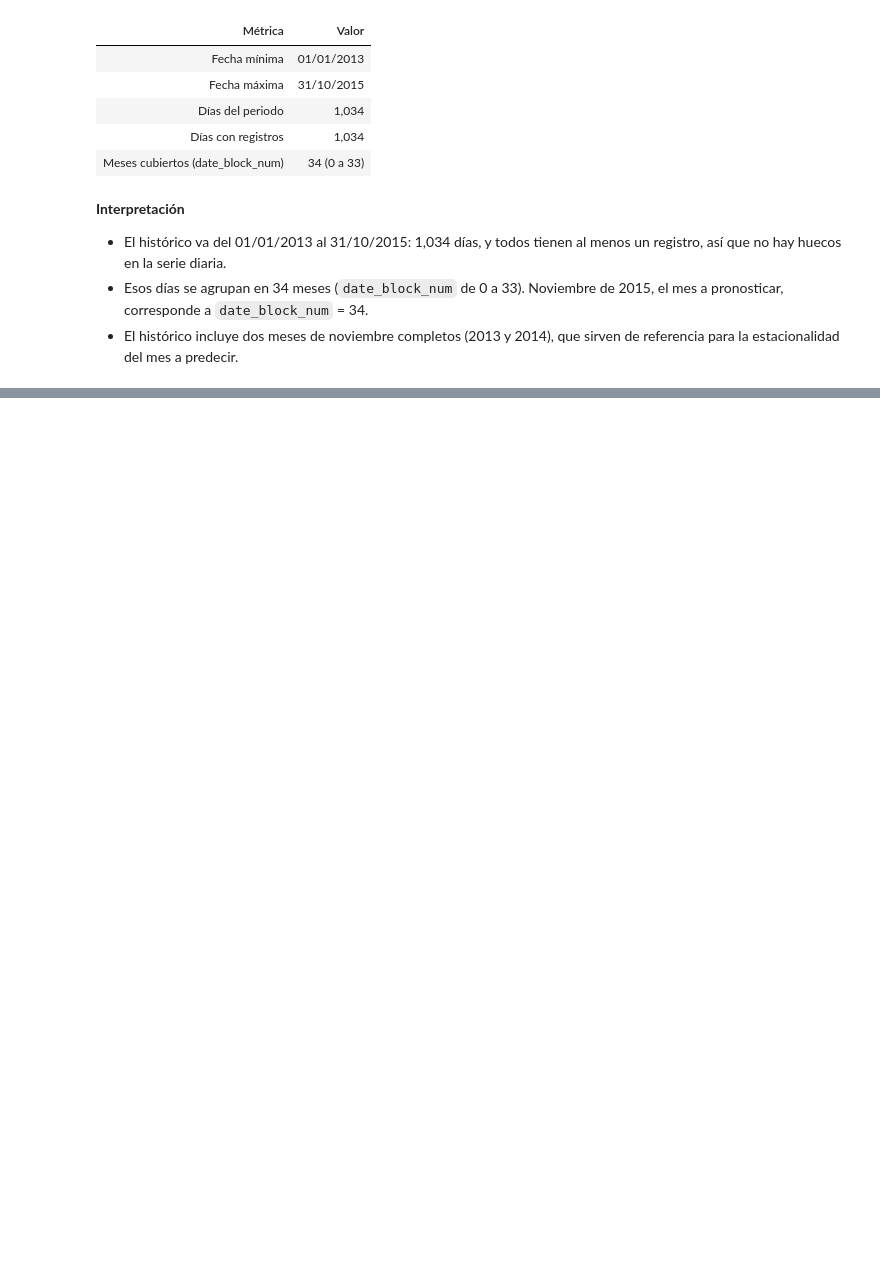
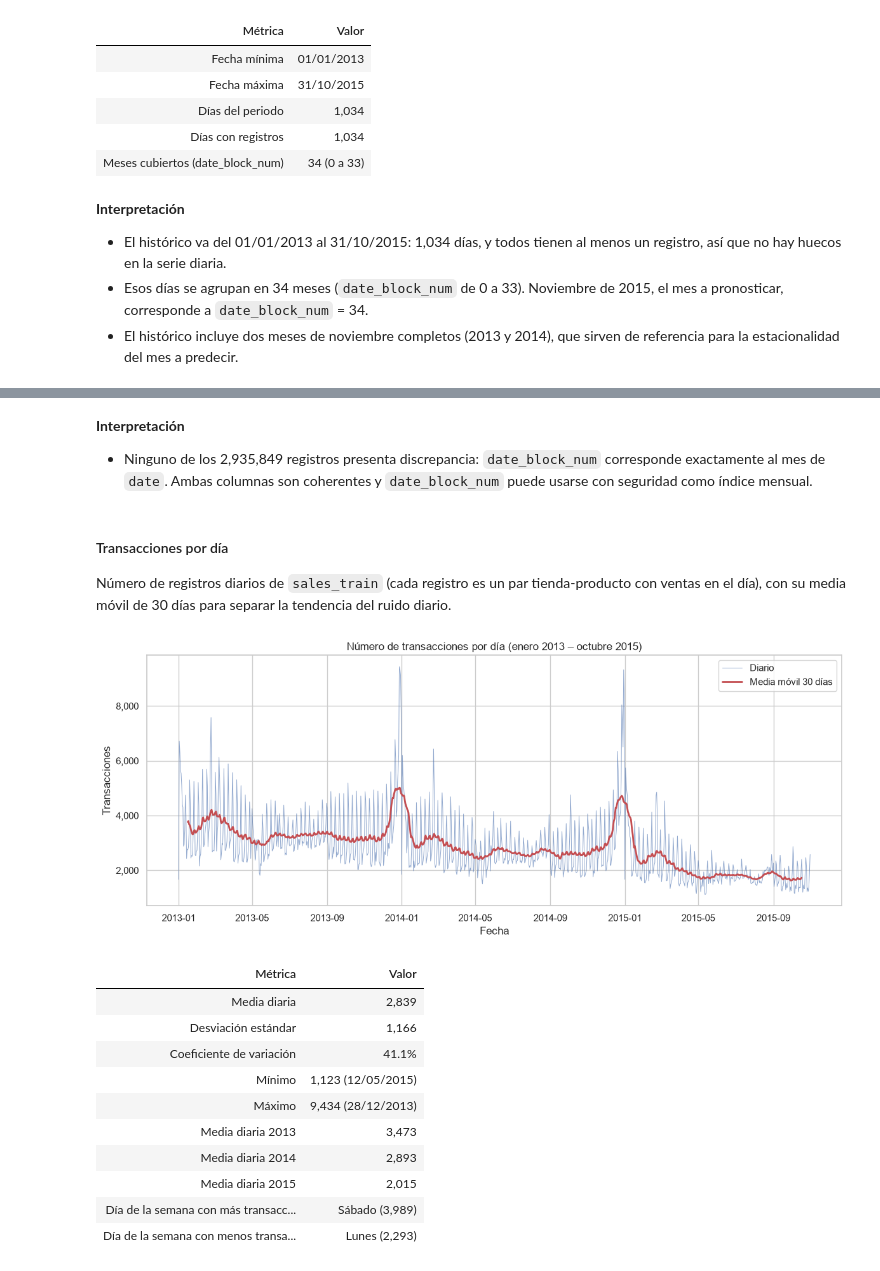
Before and after one commit to LuisCruz1996/predict_future_sales, a Jupyter notebook: notebooks/01_exploratory_data_analysis.ipynb, the cells around one changed output, grey strips where cells are left out. Cells and saved outputs as stored; diff of their text form; code cells hidden in the pictures; blank space fills up the shorter version.

```diff
--- a/notebooks/01_exploratory_data_analysis.ipynb
+++ b/notebooks/01_exploratory_data_analysis.ipynb
@@ -207,8 +227,6 @@ histórico de ventas.
 # %%
-sales_train["date"] = pd.to_datetime(sales_train["date"], format="%d.%m.%Y")
-
-date_min = sales_train["date"].min()
-date_max = sales_train["date"].max()
+dates = pd.to_datetime(sales_train["date"], format="%d.%m.%Y")
+date_min, date_max = dates.min(), dates.max()
 
 time_range = pd.DataFrame(
     {
@@ -223,14 +241,14 @@ time_range = pd.DataFrame(
             date_min.strftime("%d/%m/%Y"),
             date_max.strftime("%d/%m/%Y"),
             f"{(date_max - date_min).days + 1:,}",
-            f"{sales_train['date'].nunique():,}",
+            f"{dates.nunique():,}",
             f"{sales_train['date_block_num'].nunique()} "
             f"({sales_train['date_block_num'].min()} a {sales_train['date_block_num'].max()})",
         ],
     }
 )
 
-time_range.style.hide(axis="index")
+style_table(time_range)
 # %% [output]
 | Métrica | Valor |
 | Fecha mínima | 01/01/2013 |
@@ -249,0 +539,68 @@ time_range.style.hide(axis="index")
+# %% [markdown]
+**Interpretación**
+
+- Ninguno de los 2,935,849 registros presenta discrepancia: `date_block_num` corresponde exactamente al mes
+  de `date`. Ambas columnas son coherentes y `date_block_num` puede usarse con seguridad como índice mensual.
+# %% [markdown]
+#### Transacciones por día
+
+Número de registros diarios de `sales_train` (cada registro es un par tienda-producto con ventas en el
+día), con su media móvil de 30 días para separar la tendencia del ruido diario.
+# %%
+daily_transactions = sales_train.groupby("date").size()
+rolling_30 = daily_transactions.rolling(30, center=True).mean()
+
+fig, ax = plt.subplots(figsize=(12, 5))
+ax.plot(daily_transactions.index, daily_transactions, linewidth=0.7, alpha=0.6, label="Diario")
+ax.plot(rolling_30.index, rolling_30, linewidth=2, color="C3", label="Media móvil 30 días")
+ax.set_title("Número de transacciones por día (enero 2013 – octubre 2015)")
+ax.set_xlabel("Fecha")
+ax.set_ylabel("Transacciones")
+ax.yaxis.set_major_formatter(mtick.StrMethodFormatter("{x:,.0f}"))
+ax.legend()
+plt.tight_layout()
+plt.show()
+
+DAY_NAMES = ["Lunes", "Martes", "Miércoles", "Jueves", "Viernes", "Sábado", "Domingo"]
+by_weekday = daily_transactions.groupby(daily_transactions.index.day_of_week).mean()
+by_year = daily_transactions.groupby(daily_transactions.index.year).mean()
+
+daily_summary = pd.DataFrame(
+    {
+        "Métrica": [
+            "Media diaria",
+            "Desviación estándar",
+            "Coeficiente de variación",
+            "Mínimo",
+            "Máximo",
+            *[f"Media diaria {year}" for year in by_year.index],
+            "Día de la semana con más transacciones (media)",
+            "Día de la semana con menos transacciones (media)",
+        ],
+        "Valor": [
+            f"{daily_transactions.mean():,.0f}",
+            f"{daily_transactions.std():,.0f}",
+            f"{daily_transactions.std() / daily_transactions.mean():.1%}",
+            f"{daily_transactions.min():,} ({daily_transactions.idxmin():%d/%m/%Y})",
+            f"{daily_transactions.max():,} ({daily_transactions.idxmax():%d/%m/%Y})",
+            *[f"{value:,.0f}" for value in by_year],
+            f"{DAY_NAMES[by_weekday.idxmax()]} ({by_weekday.max():,.0f})",
+            f"{DAY_NAMES[by_weekday.idxmin()]} ({by_weekday.min():,.0f})",
+        ],
+    }
+)
+
+style_table(daily_summary)
+# %% [output]
+[figure, added]
+| Métrica | Valor |
+| Media diaria | 2,839 |
+| Desviación estándar | 1,166 |
+| Coeficiente de variación | 41.1% |
+| Mínimo | 1,123 (12/05/2015) |
+| Máximo | 9,434 (28/12/2013) |
+| Media diaria 2013 | 3,473 |
+| Media diaria 2014 | 2,893 |
+| Media diaria 2015 | 2,015 |
+| Día de la semana con más transacc... | Sábado (3,989) |
+| Día de la semana con menos transa... | Lunes (2,293) |
```
Also changed, not shown: parts of 22 cells of this notebook, 1 other file.
